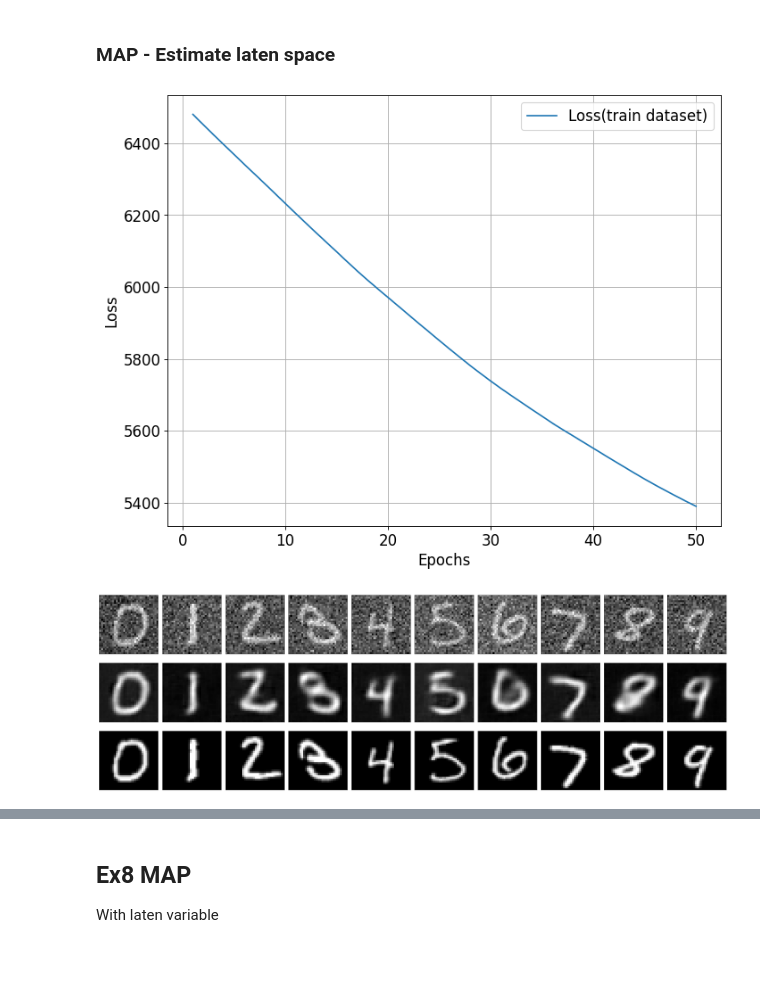
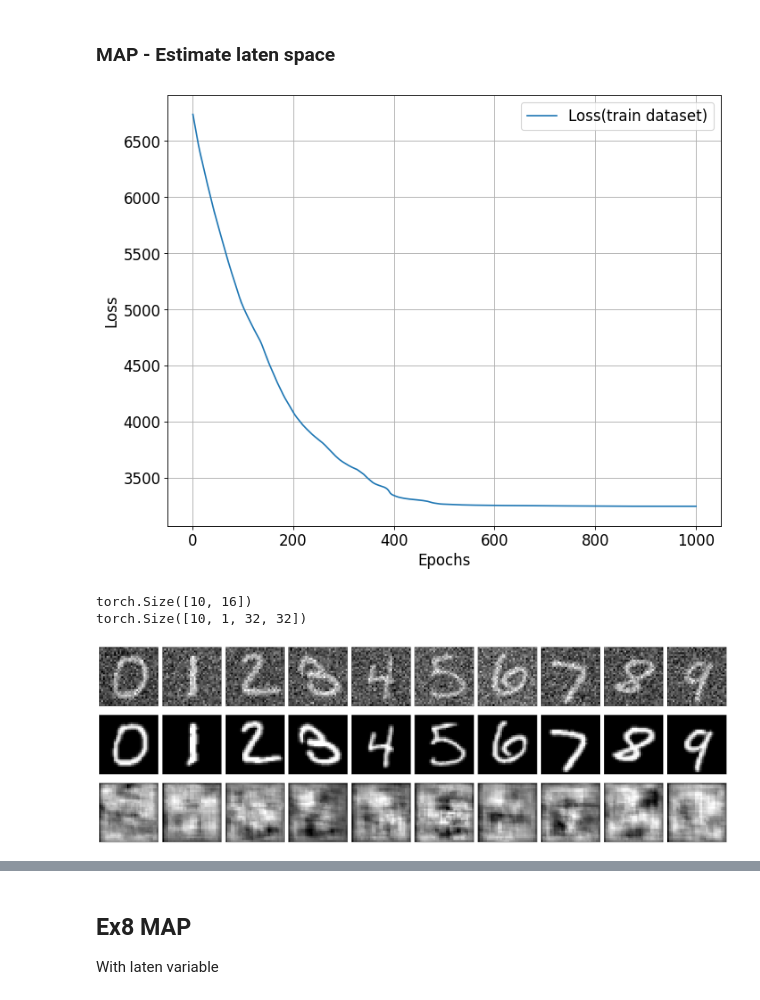
Before and after one commit to Lynch1206/5LSL0_HW, a Jupyter notebook: Assignment3/Code - for students/Ex8.ipynb, the cells around one changed output, grey strips where cells are left out. Drawn from its saved outputs; the diff is of its cells as text; code cells hidden in the pictures; blank space fills up the shorter version.

```diff
--- a/Assignment3/Code - for students/Ex8.ipynb
+++ b/Assignment3/Code - for students/Ex8.ipynb
@@ -415,16 +323,17 @@ RuntimeError: mat1 and mat2 shapes cannot be multiplied (320x32 and 2x16)
 # data_loc_ex8 = os.path.join(data_loc,'ex8')
 # torch.save(model_VAE,os.path.join(local_one,'exercise_VAE.ptg'))
 model_VAE = torch.load(os.path.join(local_one,"exercise_VAE_ex8_50.ptg"),map_location='cpu')
+# model_VAE = VAE(1).to(device)
 # model_VAE = torch.load(os.path.join(local_one,"exercise_VAE.ptg"))
 
 # model_VAE = VAE(1).to(device=device)
-no_iterations = 50
+no_iterations = 1000
 learning_rate = 1e-2
-beta = 0.01
+beta = 0.65
 estimated_latent = nn.Parameter(torch.randn(10,16))
 # optimizer_map = torch.optim.Adam([estimated_latent],lr = learning_rate)
 optimizer_map = torch.optim.Adam([estimated_latent],lr = learning_rate)
-no_epochs = 50
+no_epochs = no_iterations
 loss_iter = []
 loss = 0
 
@@ -457,31 +366,41 @@ plt.grid()
 # plt.savefig(os.path.join(local_one,"Ex8_loss.png"),dpi=80,bbox_inches='tight')
 plt.show()
 # %% [output]
-[figure, old version]
+[figure, new version]
 # %%
+model_VAE = VAE(1).to(device)
+print(estimated_latent.shape)
+print(x_noisy_example.shape)
 with torch.no_grad():
-    _,outputs_noisy = model_VAE.decoder(estimated_latent)
+    _,outputs_noisy = model_VAE.decoder(estimated_latent) # estimated_latent
 
 plt.figure(figsize=(30,10))
 for i in range(10):
     plt.subplot(3,10,i+1)
     plt.imshow(x_noisy_example[i,0,:,:],cmap='gray')
     plt.xticks([])
     plt.yticks([])
 
     plt.subplot(3,10,i+11)
+    plt.imshow(x_clean_example[i,0,:,:],cmap='gray')
+    plt.xticks([])
+    plt.yticks([])
+
+    plt.subplot(3,10,i+21)
     plt.imshow(outputs_noisy[i,0,:,:],cmap='gray')
     plt.xticks([])
     plt.yticks([])
 
-    plt.subplot(3,10,i+21)
-    plt.imshow(x_clean_example[i,0,:,:],cmap='gray')
-    plt.xticks([])
-    plt.yticks([])
+
+
+
+
 
 plt.tight_layout()
 # fig_path = os.path.join(os.path.abspath("."),"figure")
-plt.savefig(os.path.join(local_one,"exercise_new_VAE_8_MAP.png"),dpi=80,bbox_inches='tight')
+# plt.savefig(os.path.join(local_one,"exercise_new_VAE_8_MAP.png"),dpi=80,bbox_inches='tight')
 plt.show()
 # %% [output]
+torch.Size([10, 16])
+torch.Size([10, 1, 32, 32])
-[figure, old version]
+[figure, new version]
```
Also changed, not shown: parts of 10 cells of this notebook.
